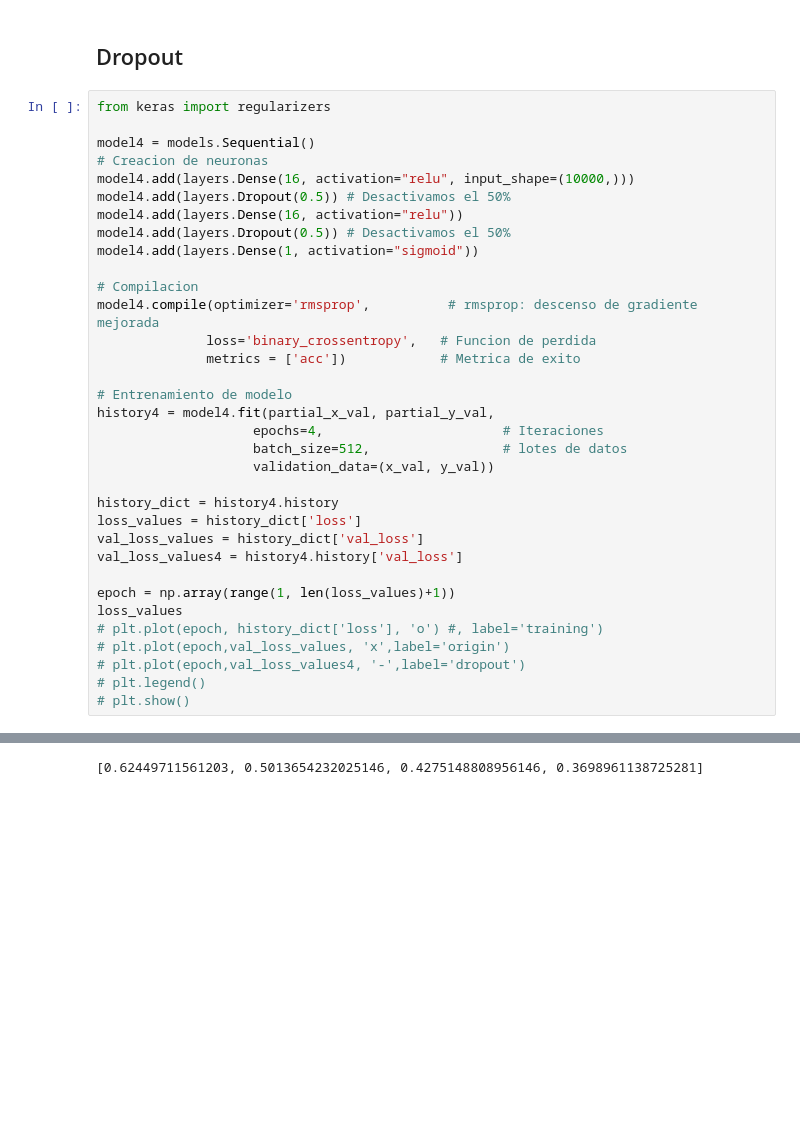
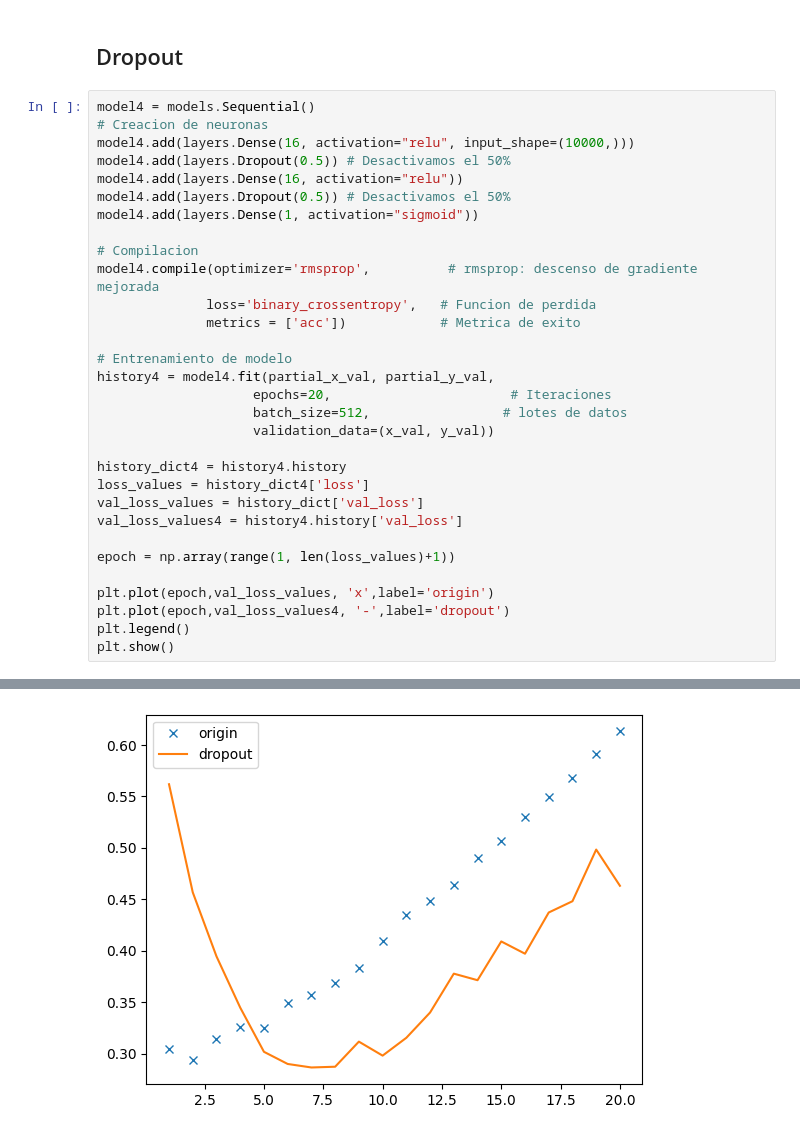
Before and after one commit to rogerreys/redes_neuronales, a Jupyter notebook: 11_clasificacion_binaria.ipynb, the cells around one changed output, grey strips where cells are left out. Saved outputs shown, nothing was run; the diff lists cells and outputs as text; blank space fills up the shorter version.

```diff
--- a/11_clasificacion_binaria.ipynb
+++ b/11_clasificacion_binaria.ipynb
@@ -271,8 +279,6 @@ Epoch 4/4
 # %% [markdown]
 ## Dropout
 # %%
-from keras import regularizers
-
 model4 = models.Sequential()
 # Creacion de neuronas
 model4.add(layers.Dense(16, activation="relu", input_shape=(10000,)))
@@ -288,20 +294,19 @@ model4.compile(optimizer='rmsprop',          # rmsprop: descenso de gradiente me
 
 # Entrenamiento de modelo
 history4 = model4.fit(partial_x_val, partial_y_val,
-                    epochs=4,                       # Iteraciones
+                    epochs=20,                       # Iteraciones
                     batch_size=512,                 # lotes de datos
                     validation_data=(x_val, y_val))
 
-history_dict = history4.history
-loss_values = history_dict['loss']
+history_dict4 = history4.history
+loss_values = history_dict4['loss']
 val_loss_values = history_dict['val_loss']
 val_loss_values4 = history4.history['val_loss']
 
 epoch = np.array(range(1, len(loss_values)+1))
-loss_values
-# plt.plot(epoch, history_dict['loss'], 'o') #, label='training')
-# plt.plot(epoch,val_loss_values, 'x',label='origin')
-# plt.plot(epoch,val_loss_values4, '-',label='dropout')
-# plt.legend()
-# plt.show()
+
+plt.plot(epoch,val_loss_values, 'x',label='origin')
+plt.plot(epoch,val_loss_values4, '-',label='dropout')
+plt.legend()
+plt.show()
 # %% [output]
@@ -316 +330 @@ Epoch 4/4
-[0.62449711561203, 0.5013654232025146, 0.4275148808956146, 0.3698961138725281]
+[figure, added]
```
Also changed, not shown: parts of 11 cells of this notebook.
